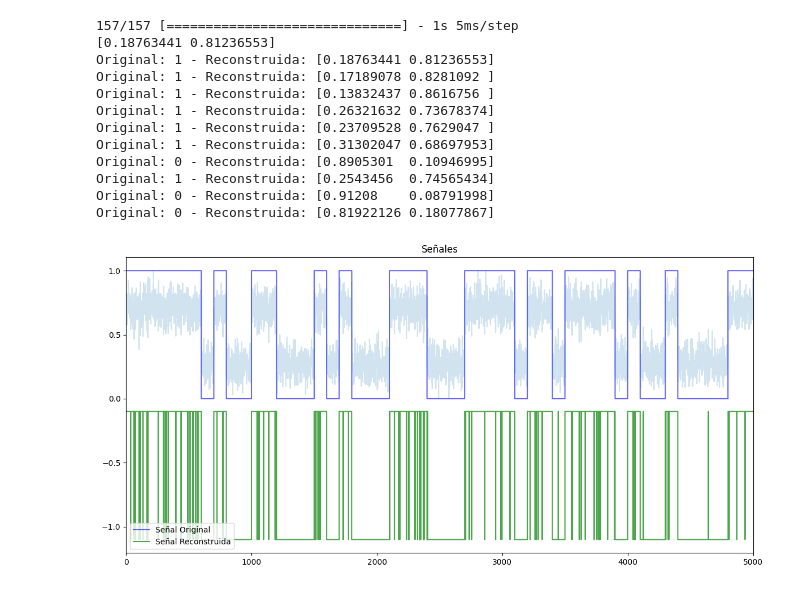
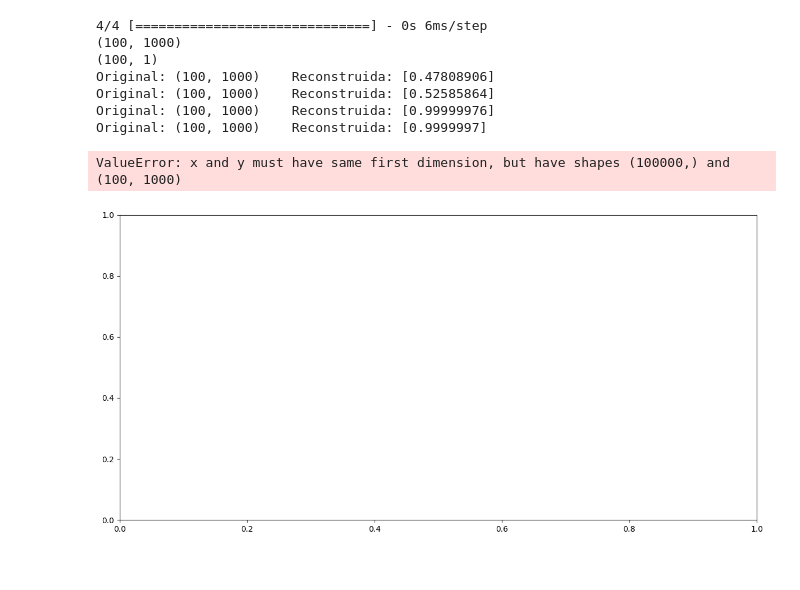
Before and after one commit to JCardenas05/Teoria_Se-ales, a Jupyter notebook: Taller_5/Taller_Red_5.ipynb, the cells around one changed output. Saved outputs shown, nothing was run; the diff lists cells and outputs as text; code cells hidden in the pictures.

```diff
--- a/Taller_5/Taller_Red_5.ipynb
+++ b/Taller_5/Taller_Red_5.ipynb
@@ -66,27 +87,27 @@ print(message_org.shape)
 # %%
 
-entrada = tf.keras.layers.Dense(units=1, input_shape=[1])
+entrada = tf.keras.layers.Dense(units=Nsamples//2, input_shape=[Nsamples])
 #entrada = tf.keras.layers.Flatten(uints=2, input_shape=(len(message_org),1)), #1 - blanco y negro
-capa1   = tf.keras.layers.Dense(units=20, activation='relu')
+capa1   = tf.keras.layers.Dense(units=30, activation='relu')
 capa2   = tf.keras.layers.Dense(units=20, activation='relu')
-capa3   = tf.keras.layers.Dense(units=20, activation='relu')
-salida  = tf.keras.layers.Dense(units=2, activation='softmax')
+capa3   = tf.keras.layers.Dense(units=10, activation='relu')
+salida  = tf.keras.layers.Dense(units=1, activation='sigmoid')
 modelo  = tf.keras.Sequential([entrada, capa1, capa2,capa3, salida])
 
 
 # Compilación del modelo
 modelo.compile(optimizer='adam',
-               loss=tf.keras.losses.SparseCategoricalCrossentropy(),
+               loss=tf.keras.losses.mean_squared_error,
                metrics=['accuracy']
               )
 
-historial=modelo.fit(message_corrupt, message_org, epochs=20)
+historial=modelo.fit(message_corrupt, message_org, epochs=100) #validation_data=()
 
-# Evaluación del modelo
 #loss, accuracy = modelo.evaluate(X_test, y_test)
 
 #print(f"Test Loss: {loss}, Test Accuracy: {accuracy}")
 
 # Predecir y evaluar los resultados
 y_pred_test = modelo.predict(message_corrupt)
+print(y_pred_test)
 # %% [output]
@@ -117,14 +138,14 @@ plt.plot(historial.history["loss"])
 # %%
 a1 = 1       # Valor del símbolo a1
 a0 = 0    # Valor del símbolo a0
-Nsamples = 100 # Muestras de tiempo por símbolo
+Nsamples = Nsamples # Muestras de tiempo por símbolo
 # Probabilidades de los símbolos
 p_0 = 0.5
 p_1 = 1 - p_0
 
 amp_noise = 0.2
 
-Nsymbols = 50 # Número total de símbolos
+Nsymbols = 100 # Número total de símbolos
 N = Nsymbols * Nsamples  # Número total de muestras
 
 time = np.linspace(0, N, N)
@@ -132,49 +153,53 @@ time = np.linspace(0, N, N)
 data_test = np.random.choice([a0, a1], size=Nsymbols, p=[p_0, p_1])
 data_test = np.concatenate([[v]*Nsamples for v in data_test])
 
 
 message_test = data_test
 noise_test = np.random.normal(0, o2, N)
 message_corrupt_test  = message_test + noise_test*amp_noise
-message_corrupt_test = message_corrupt_test.reshape(-1, 1)  # Redimensionar para que cada muestra sea un vector de entrada
 
-message_corrupt_test = map_range(message_corrupt_test,0,1)
+num_partes = len(message_corrupt_test)/Nsamples
+
+message_corrupt_test = np.array(np.split(message_corrupt_test, num_partes))
+message_test = np.array(np.split(message_test,num_partes))
+
+#message_corrupt_test = message_corrupt_test.reshape(-1, 1)  # Redimensionar para que cada muestra sea un vector de entrada
+
+#message_corrupt_test = map_range(message_corrupt_test,0,1)
 
 message_predict = modelo.predict(message_corrupt_test)
 #message_predict_ = message_predict.reshape(1, -1)[0]
 
-
-print(message_predict[0])
+print(message_corrupt_test.shape)
+print(message_predict.shape)
 
 #print(max(message_predict_))
 
-for i in range(0,1000,100):
-    print(f"Original: {message_test[i]} - Reconstruida: {message_predict[i]}")
+for i in range(0,40,10):
+    print(f"Original: {message_test.shape}    Reconstruida: {message_predict[i]}")
 
 # Predecir y aplicar umbral
+
+
 
 values = [-1.1,-0.1]
 message_predict = [values[np.argmax(dato)] for dato in message_predict]
 
 plt.figure(figsize=(12,6),tight_layout=True)  #modificar el tamaño (x,y)
 plt.step(time,message_test, '-b', label='Señal Original', alpha=0.6)
 plt.step(time,message_predict, '-g',label='Señal Reconstruida', alpha=0.7)
 plt.step(time,message_corrupt_test, alpha=0.2)
 plt.xlim(0,int(N))
 plt.title(f'Señales')
 plt.legend()
 plt.show()
 # %% [output]
-157/157 [==============================] - 1s 5ms/step
-[0.18763441 0.81236553]
-Original: 1 - Reconstruida: [0.18763441 0.81236553]
-Original: 1 - Reconstruida: [0.17189078 0.8281092 ]
-Original: 1 - Reconstruida: [0.13832437 0.8616756 ]
-Original: 1 - Reconstruida: [0.26321632 0.73678374]
-Original: 1 - Reconstruida: [0.23709528 0.7629047 ]
-Original: 1 - Reconstruida: [0.31302047 0.68697953]
-Original: 0 - Reconstruida: [0.8905301  0.10946995]
-Original: 1 - Reconstruida: [0.2543456  0.74565434]
-Original: 0 - Reconstruida: [0.91208    0.08791998]
-Original: 0 - Reconstruida: [0.81922126 0.18077867]
+4/4 [==============================] - 0s 6ms/step
+(100, 1000)
+(100, 1)
+Original: (100, 1000)    Reconstruida: [0.47808906]
+Original: (100, 1000)    Reconstruida: [0.52585864]
+Original: (100, 1000)    Reconstruida: [0.99999976]
+Original: (100, 1000)    Reconstruida: [0.9999997]
+ValueError: x and y must have same first dimension, but have shapes (100000,) and (100, 1000)
-[figure, old version]
+[figure, new version]
```
Also changed, not shown: parts of 8 cells of this notebook, 2 other files.
